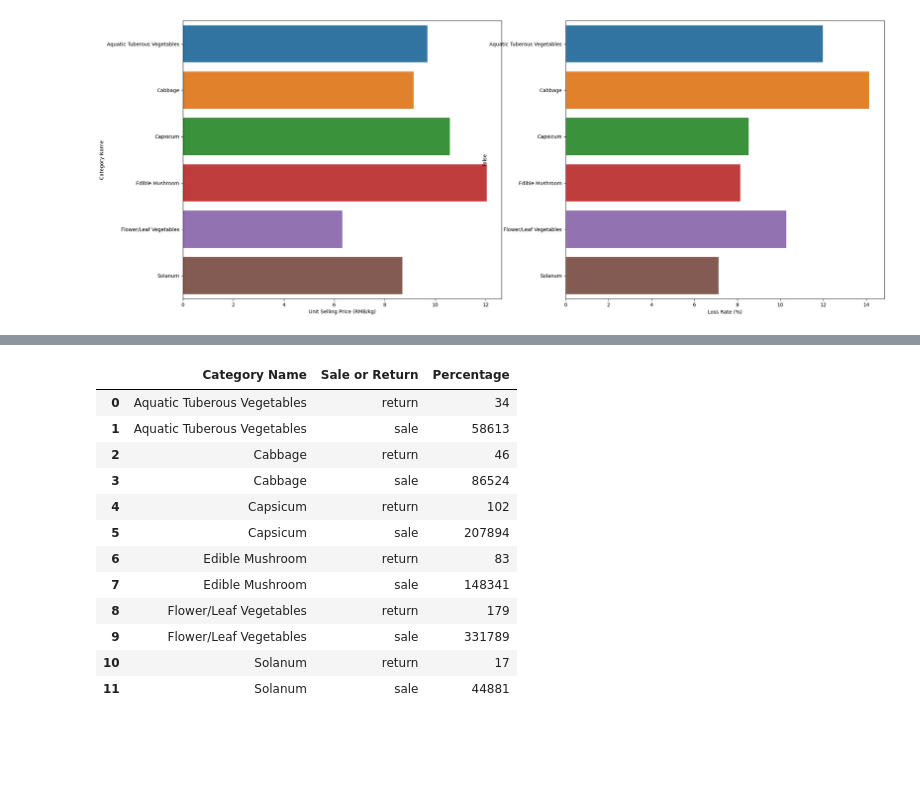
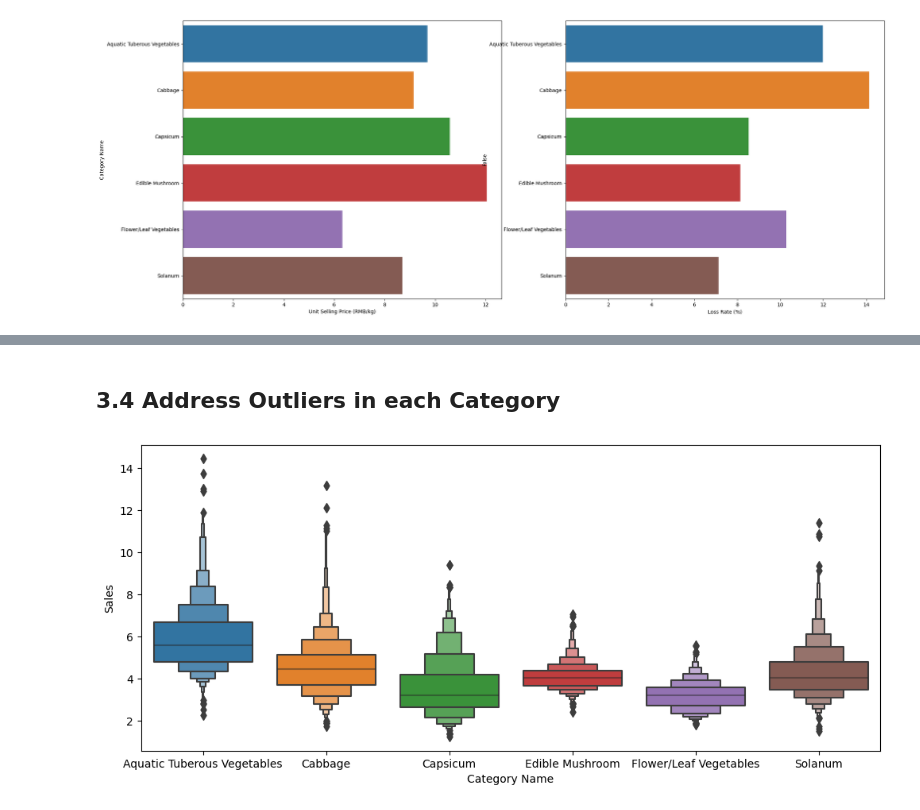
Before and after one commit to prattapong/Data-Science-Portfolio, a Jupyter notebook: Projects/Supermaket Sales Data/code/Exploratory Data Analysis.ipynb, the cells around one changed output, grey strips where cells are left out. Cells and saved outputs as stored; diff of their text form; code cells hidden in the pictures; blank space fills up the shorter version.

```diff
--- a/Projects/Supermaket Sales Data/code/Exploratory Data Analysis.ipynb
+++ b/Projects/Supermaket Sales Data/code/Exploratory Data Analysis.ipynb
@@ -179,16 +217,10 @@ plt.show()
-# %%
-df_merge.groupby(['Category Name', 'Sale or Return']).size().reset_index(name='Percentage')
-# %% [output]
-|  | Category Name | Sale or Return | Percentage |
-| 0 | Aquatic Tuberous Vegetables | return | 34 |
-| 1 | Aquatic Tuberous Vegetables | sale | 58613 |
-| 2 | Cabbage | return | 46 |
-| 3 | Cabbage | sale | 86524 |
-| 4 | Capsicum | return | 102 |
-| 5 | Capsicum | sale | 207894 |
-| 6 | Edible Mushroom | return | 83 |
-| 7 | Edible Mushroom | sale | 148341 |
-| 8 | Flower/Leaf Vegetables | return | 179 |
-| 9 | Flower/Leaf Vegetables | sale | 331789 |
-| 10 | Solanum | return | 17 |
-| 11 | Solanum | sale | 44881 |
+# %% [markdown]
+## 3.4 Address Outliers in each Category
+# %%
+plt.figure(figsize=(12,5))
+sns.boxenplot(data = df_merge.groupby(['Category Name', 'Date'], as_index = False)['Sales'].mean(),
+              x = 'Category Name',
+              y = 'Sales')
+plt.show()
+# %% [output]
+[figure, added]
```
Also changed, not shown: parts of 11 cells of this notebook.
